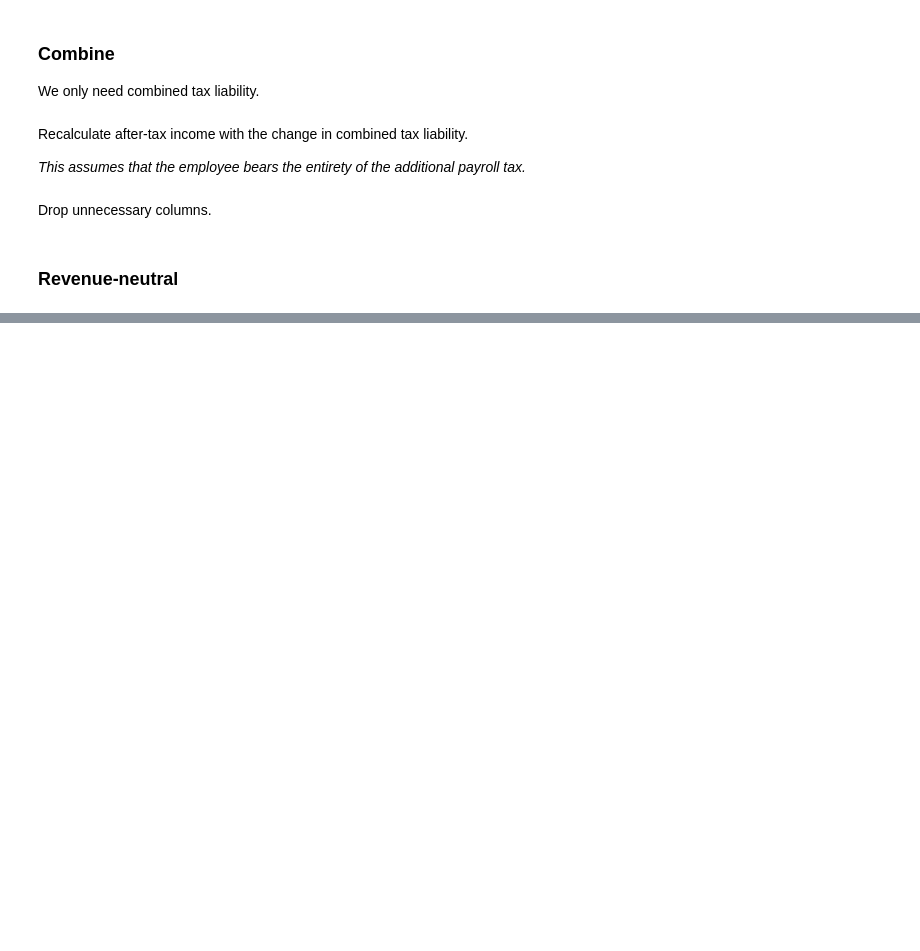
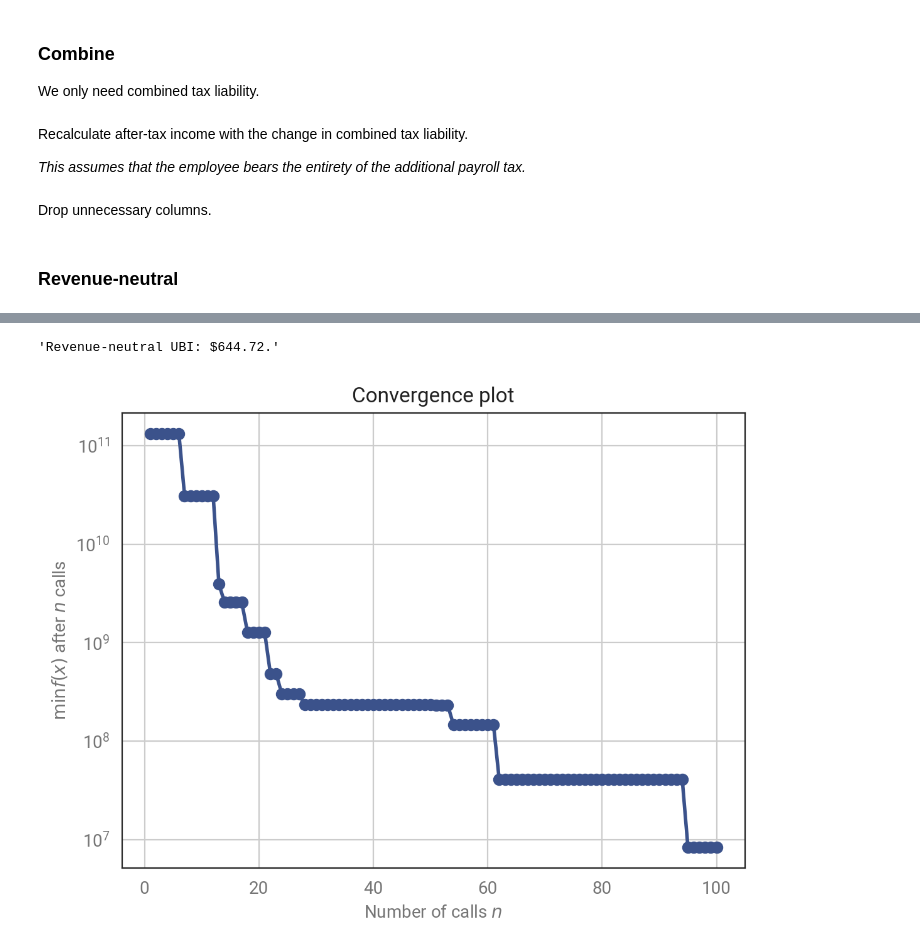
Before and after one commit to UBICenter/ubi-center, a Jupyter notebook: notebooks/yang/yang_find_revenue_neutral_params.ipynb, the cells around one changed output, grey strips where cells are left out. Saved outputs shown, nothing was run; the diff lists cells and outputs as text; code cells hidden in the pictures; blank space fills up the shorter version.

Commit message:
Use skopt to find the best routine and rev-neutral UBI amount.

```diff
--- a/notebooks/yang/yang_find_revenue_neutral_params.ipynb
+++ b/notebooks/yang/yang_find_revenue_neutral_params.ipynb
@@ -203,3 +207,9 @@ def yang_shortfall(ubi=UBI_MAX, bens=BENS, base=base, yang=yang):
     bens_chg_m = yang.bens_m.sum() - base.bens_m.sum()
     tax_chg_m = yang.combined_chg_m.sum()
     return (yang.ubi_m.sum() + bens_chg_m - tax_chg_m) * 1e6
+# %%
+def yang_abs_shortfall(ubi):
+    return np.abs(yang_shortfall(ubi[0]))
+# %%
+gbrt_res = skopt.gbrt_minimize(yang_abs_shortfall, [(0., UBI_MAX)],
+                               n_calls=100, n_jobs=-1)
@@ -206,3 +234,14 @@ def yang_shortfall(ubi=UBI_MAX, bens=BENS, base=base, yang=yang):
+# %%
+'Revenue-neutral UBI: $' + str(round(gbrt_res.x[0] / 12, 2)) + '.'
+# %% [output]
+'Revenue-neutral UBI: $644.72.'
+# %%
+from skopt.plots import plot_convergence
+plot_convergence(gbrt_res)
+plt.yscale('log')
+plt.show()
+# %% [output]
+[figure, added]
 # %%
 def shortfall_by_ubi(ubi=UBI_MAX, bens=BENS):
     return pd.DataFrame({'ubi': [ubi],
```
Also changed, not shown: parts of 11 cells of this notebook, 2 other files.
